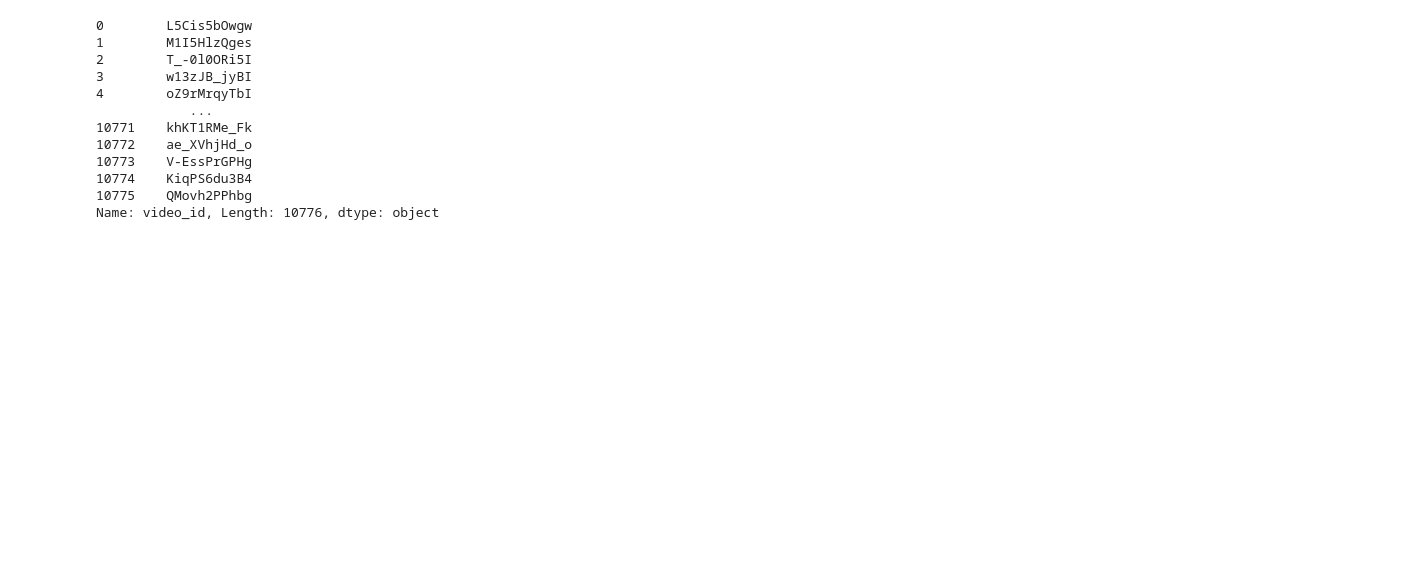
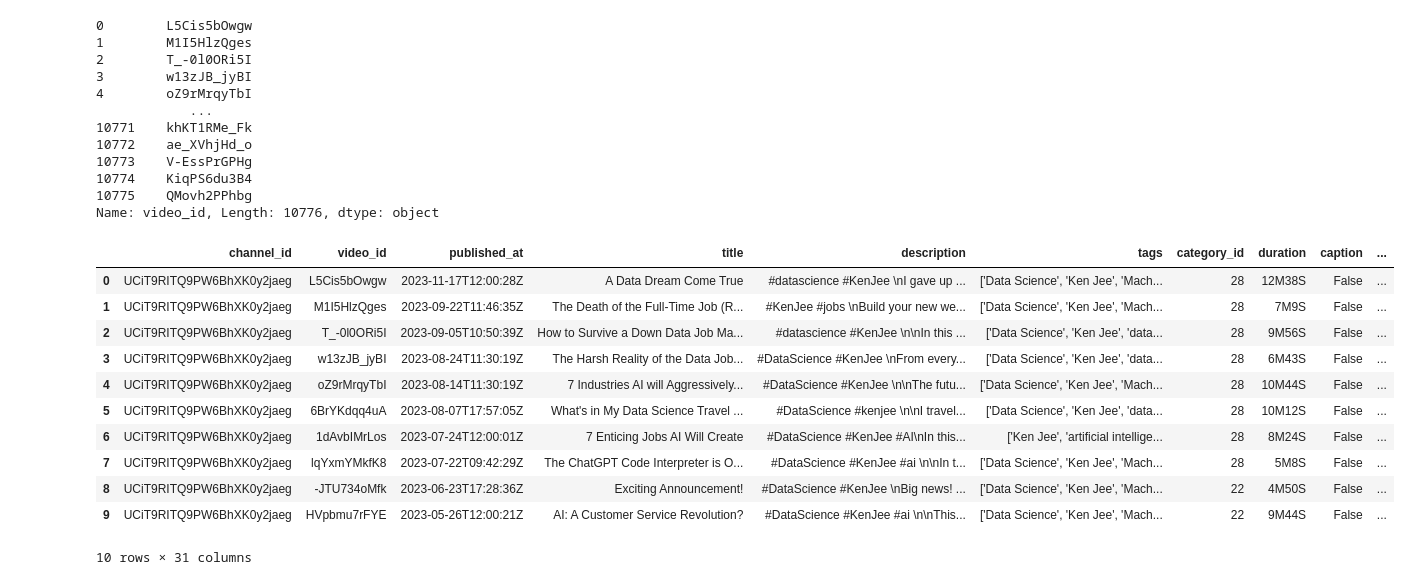
Before and after one commit to LHide14/YouTube-Analytics, a Jupyter notebook: data_cleaning.ipynb, the cells around one changed output. Drawn from its saved outputs; the diff is of its cells as text; code cells hidden in the pictures; blank space fills up the shorter version.

```diff
--- a/data_cleaning.ipynb
+++ b/data_cleaning.ipynb
@@ -388,3 +388,3 @@ df.to_csv('clean_df.csv', index=False)
 # %%
-df = pd.read_csv('raw_df.csv')
-df.head()
+# df = pd.read_csv('raw_df.csv')
+# df.head()
@@ -416,0 +409,15 @@ base_list.to_pickle('./base_video_id_list.pkl')
+# %%
+test_df = df.head(10).copy()
+# %% [output]
+|  | channel_id | video_id | published_at | title | description | tags | category_id | duration | caption | ... |
+| 0 | UCiT9RITQ9PW6BhXK0y2jaeg | L5Cis5bOwgw | 2023-11-17T12:00:28Z | A Data Dream Come True | #datascience #KenJee \nI gave up ... | ['Data Science', 'Ken Jee', 'Mach... | 28 | 12M38S | False | ... |
+| 1 | UCiT9RITQ9PW6BhXK0y2jaeg | M1I5HlzQges | 2023-09-22T11:46:35Z | The Death of the Full-Time Job (R... | #KenJee #jobs \nBuild your new we... | ['Data Science', 'Ken Jee', 'Mach... | 28 | 7M9S | False | ... |
+| 2 | UCiT9RITQ9PW6BhXK0y2jaeg | T_-0l0ORi5I | 2023-09-05T10:50:39Z | How to Survive a Down Data Job Ma... | #datascience #KenJee \n\nIn this ... | ['Data Science', 'Ken Jee', 'data... | 28 | 9M56S | False | ... |
+| 3 | UCiT9RITQ9PW6BhXK0y2jaeg | w13zJB_jyBI | 2023-08-24T11:30:19Z | The Harsh Reality of the Data Job... | #DataScience #KenJee \nFrom every... | ['Data Science', 'Ken Jee', 'data... | 28 | 6M43S | False | ... |
+| 4 | UCiT9RITQ9PW6BhXK0y2jaeg | oZ9rMrqyTbI | 2023-08-14T11:30:19Z | 7 Industries AI will Aggressively... | #DataScience #KenJee \n\nThe futu... | ['Data Science', 'Ken Jee', 'Mach... | 28 | 10M44S | False | ... |
+| 5 | UCiT9RITQ9PW6BhXK0y2jaeg | 6BrYKdqq4uA | 2023-08-07T17:57:05Z | What's in My Data Science Travel ... | #DataScience #kenjee \n\nI travel... | ['Data Science', 'Ken Jee', 'data... | 28 | 10M12S | False | ... |
+| 6 | UCiT9RITQ9PW6BhXK0y2jaeg | 1dAvbIMrLos | 2023-07-24T12:00:01Z | 7 Enticing Jobs AI Will Create | #DataScience #KenJee #AI\nIn this... | ['Ken Jee', 'artificial intellige... | 28 | 8M24S | False | ... |
+| 7 | UCiT9RITQ9PW6BhXK0y2jaeg | lqYxmYMkfK8 | 2023-07-22T09:42:29Z | The ChatGPT Code Interpreter is O... | #DataScience #KenJee #ai \n\nIn t... | ['Data Science', 'Ken Jee', 'Mach... | 28 | 5M8S | False | ... |
+| 8 | UCiT9RITQ9PW6BhXK0y2jaeg | -JTU734oMfk | 2023-06-23T17:28:36Z | Exciting Announcement! | #DataScience #KenJee \nBig news! ... | ['Data Science', 'Ken Jee', 'Mach... | 22 | 4M50S | False | ... |
+| 9 | UCiT9RITQ9PW6BhXK0y2jaeg | HVpbmu7rFYE | 2023-05-26T12:00:21Z | AI: A Customer Service Revolution? | #DataScience #KenJee #ai \n\nThis... | ['Data Science', 'Ken Jee', 'Mach... | 22 | 9M44S | False | ... |
+10 rows × 31 columns
```
Also changed, not shown: parts of 5 cells of this notebook, 8 other files.
